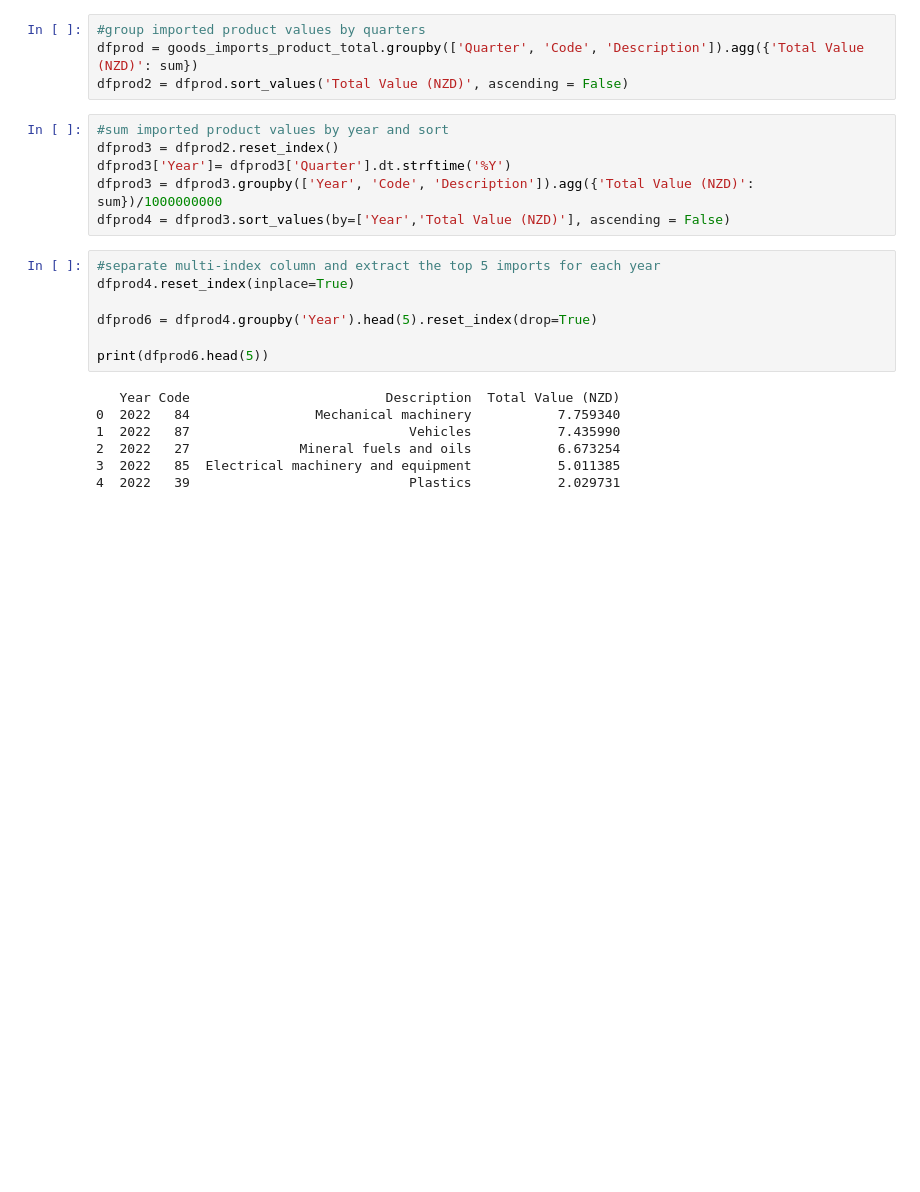
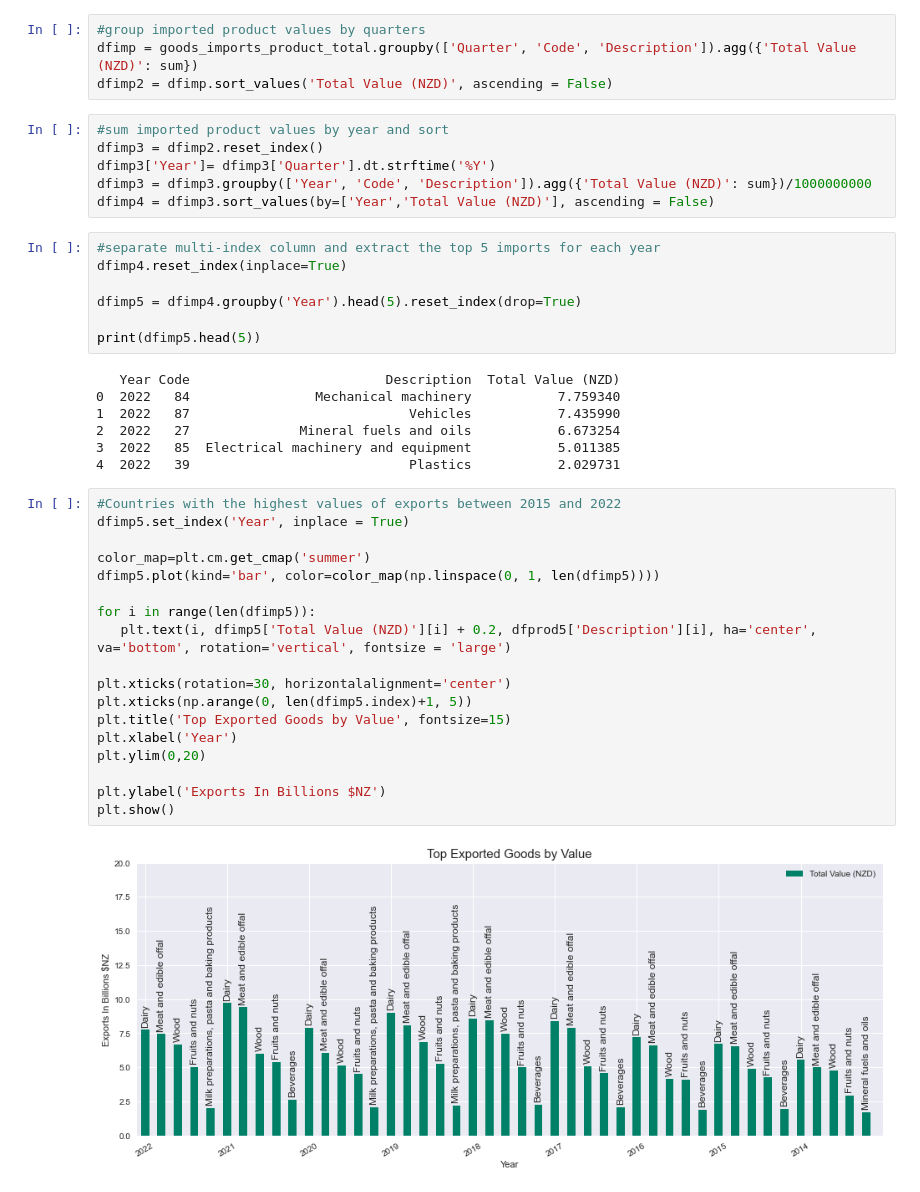
Before and after one commit to lilianasku/Time-series-analysis, a Jupyter notebook: notebooks/TradeData_Eda.ipynb, the cells around one changed output. Saved outputs shown, nothing was run; the diff lists cells and outputs as text; blank space fills up the shorter version.

```diff
--- a/notebooks/TradeData_Eda.ipynb
+++ b/notebooks/TradeData_Eda.ipynb
@@ -507,21 +507,21 @@ plt.show()
 #### 12. Top Imports
 # %%
 #group imported product values by quarters
-dfprod = goods_imports_product_total.groupby(['Quarter', 'Code', 'Description']).agg({'Total Value (NZD)': sum})
-dfprod2 = dfprod.sort_values('Total Value (NZD)', ascending = False)
+dfimp = goods_imports_product_total.groupby(['Quarter', 'Code', 'Description']).agg({'Total Value (NZD)': sum})
+dfimp2 = dfimp.sort_values('Total Value (NZD)', ascending = False)
 # %%
 #sum imported product values by year and sort
-dfprod3 = dfprod2.reset_index()
-dfprod3['Year']= dfprod3['Quarter'].dt.strftime('%Y')
-dfprod3 = dfprod3.groupby(['Year', 'Code', 'Description']).agg({'Total Value (NZD)': sum})/1000000000
-dfprod4 = dfprod3.sort_values(by=['Year','Total Value (NZD)'], ascending = False)
+dfimp3 = dfimp2.reset_index()
+dfimp3['Year']= dfimp3['Quarter'].dt.strftime('%Y')
+dfimp3 = dfimp3.groupby(['Year', 'Code', 'Description']).agg({'Total Value (NZD)': sum})/1000000000
+dfimp4 = dfimp3.sort_values(by=['Year','Total Value (NZD)'], ascending = False)
 # %%
 #separate multi-index column and extract the top 5 imports for each year
-dfprod4.reset_index(inplace=True)
+dfimp4.reset_index(inplace=True)
 
-dfprod6 = dfprod4.groupby('Year').head(5).reset_index(drop=True)
+dfimp5 = dfimp4.groupby('Year').head(5).reset_index(drop=True)
 
-print(dfprod6.head(5))
+print(dfimp5.head(5))
 # %% [output]
    Year Code                         Description  Total Value (NZD)
 0  2022   84                Mechanical machinery           7.759340
@@ -529,3 +529,23 @@ print(dfprod6.head(5))
 2  2022   27              Mineral fuels and oils           6.673254
 3  2022   85  Electrical machinery and equipment           5.011385
 4  2022   39                            Plastics           2.029731
+# %%
+#Countries with the highest values of exports between 2015 and 2022
+dfimp5.set_index('Year', inplace = True)
+
+color_map=plt.cm.get_cmap('summer')
+dfimp5.plot(kind='bar', color=color_map(np.linspace(0, 1, len(dfimp5))))
+
+for i in range(len(dfimp5)):
+   plt.text(i, dfimp5['Total Value (NZD)'][i] + 0.2, dfprod5['Description'][i], ha='center', va='bottom', rotation='vertical', fontsize = 'large')
+
+plt.xticks(rotation=30, horizontalalignment='center')
+plt.xticks(np.arange(0, len(dfimp5.index)+1, 5))
+plt.title('Top Exported Goods by Value', fontsize=15)
+plt.xlabel('Year')
+plt.ylim(0,20)
+
+plt.ylabel('Exports In Billions $NZ')
+plt.show()
+# %% [output]
+[figure, added]
```
